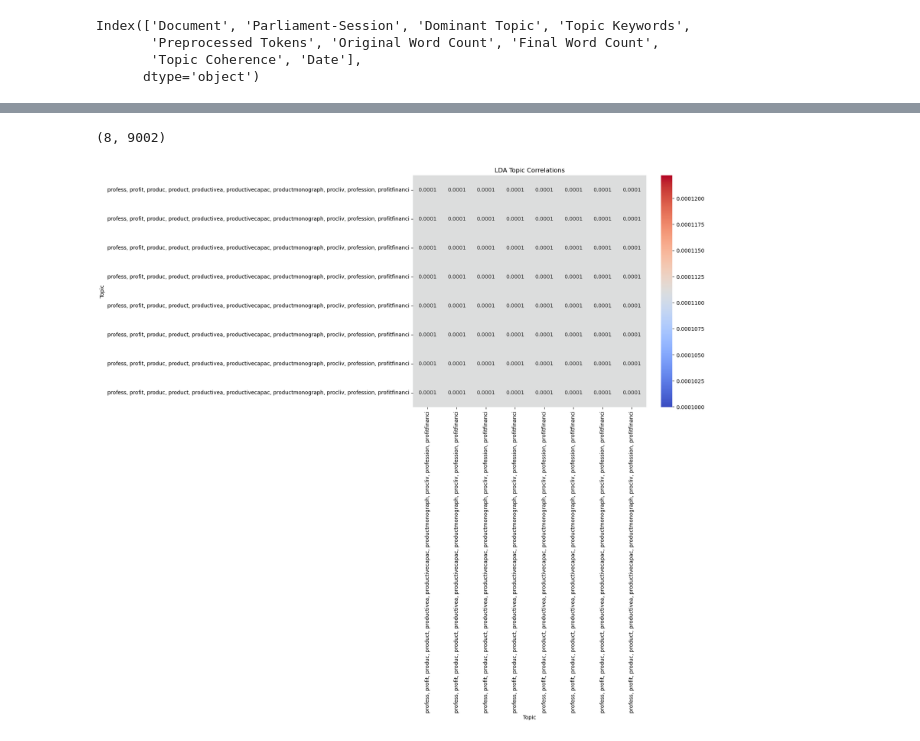
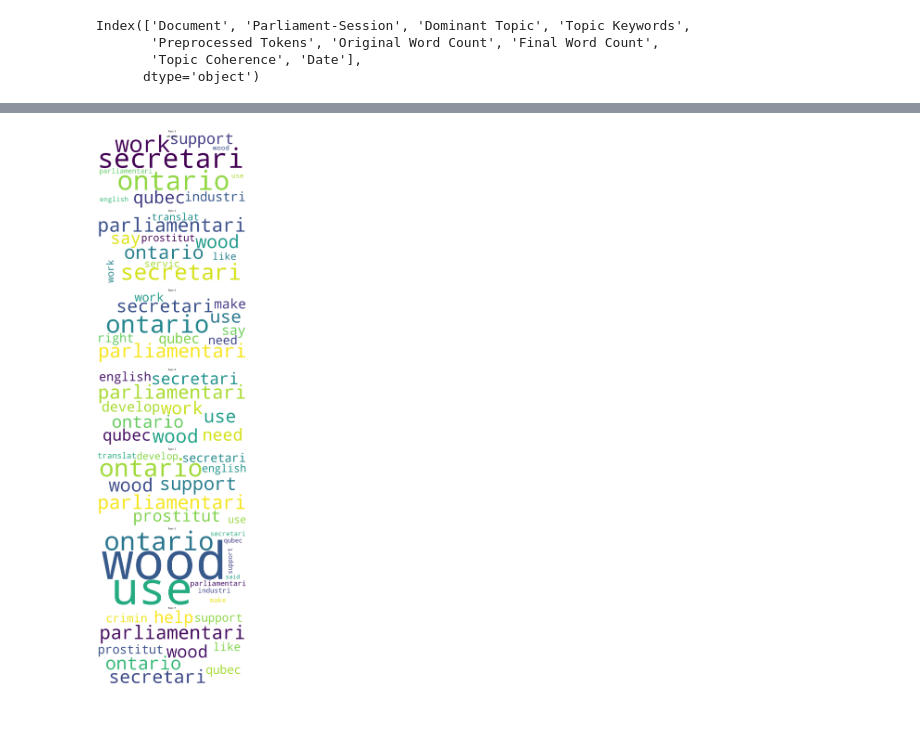
Before and after one commit to CDL-DataSci/CIND820, a Jupyter notebook: CIND820_Litreview.ipynb, the cells around one changed output, grey strips where cells are left out. Saved outputs shown, nothing was run; the diff lists cells and outputs as text; code cells hidden in the pictures; blank space fills up the shorter version.

Commit message:
corrected error

```diff
--- a/CIND820_Litreview.ipynb
+++ b/CIND820_Litreview.ipynb
@@ -511,18 +382,0 @@ plt.show()
-# %%
-# Load LDA model and get the number of topics
-num_topics = lda_model.num_topics
-
-# Create a figure with subplots for each topic
-fig, axs = plt.subplots(nrows=num_topics, figsize=(15, 6*num_topics))
-fig.suptitle('LDA Topics')
-
-# Generate word cloud for each topic
-for i, ax in enumerate(axs):
-    lda_topic = lda_model.show_topic(i)
-    wordcloud = WordCloud(width=800, height=400, background_color='white').generate_from_frequencies(dict(lda_topic))
-    ax.imshow(wordcloud, interpolation='bilinear')
-    ax.set_title('Topic ' + str(i+1))
-    ax.axis('off')
-
-plt.tight_layout()
-plt.show()
@@ -534,24 +383,21 @@ plt.show()
-# %%
-# Assuming lda_model is the trained LDA model
-correlation = lda_model.state.get_lambda()
-correlation = correlation / correlation.sum(axis=1)[:, None]  # Normalize the matrix
-top_words = [', '.join([word for word, _ in lda_model.show_topic(i)]) for i in range(num_topics)]
-
-# Check the shape of the correlation matrix
-print(correlation.shape)  # It should be (num_topics, num_words)
-
-# Reshape the correlation matrix if needed
-num_topics = correlation.shape[0]
-correlation_matrix = correlation[:, :num_topics]  # Take only the topics part
-
-# Plot the heatmap with the correct shape
-plt.figure(figsize=(10, 8))
-sns.heatmap(correlation_matrix, annot=True, fmt=".4f", cmap="coolwarm",
-            xticklabels=top_words, yticklabels=top_words)
-plt.title('LDA Topic Correlations')
-plt.xlabel('Topic')
-plt.ylabel('Topic')
-plt.show()
-# %% [output]
-(8, 9002)
-[figure, removed]
+# %%
+# Load LDA model and get the number of topics
+num_topics = lda_model.num_topics
+
+# Create a figure with subplots for each topic
+fig, axs = plt.subplots(nrows=num_topics, figsize=(15, 6*num_topics))
+fig.suptitle('LDA Topics')
+
+# Generate word cloud for each topic
+for i in range(num_topics):
+    ax = axs[i]
+    lda_topic = lda_model.show_topic(i)
+    wordcloud = WordCloud(width=800, height=400, background_color='white').generate_from_frequencies(dict(lda_topic))
+    ax.imshow(wordcloud, interpolation='bilinear')
+    ax.set_title('Topic ' + str(i+1))
+    ax.axis('off')
+
+plt.tight_layout()
+plt.show()
+# %% [output]
+[figure, added]
```
Also changed, not shown: parts of 29 cells of this notebook.
